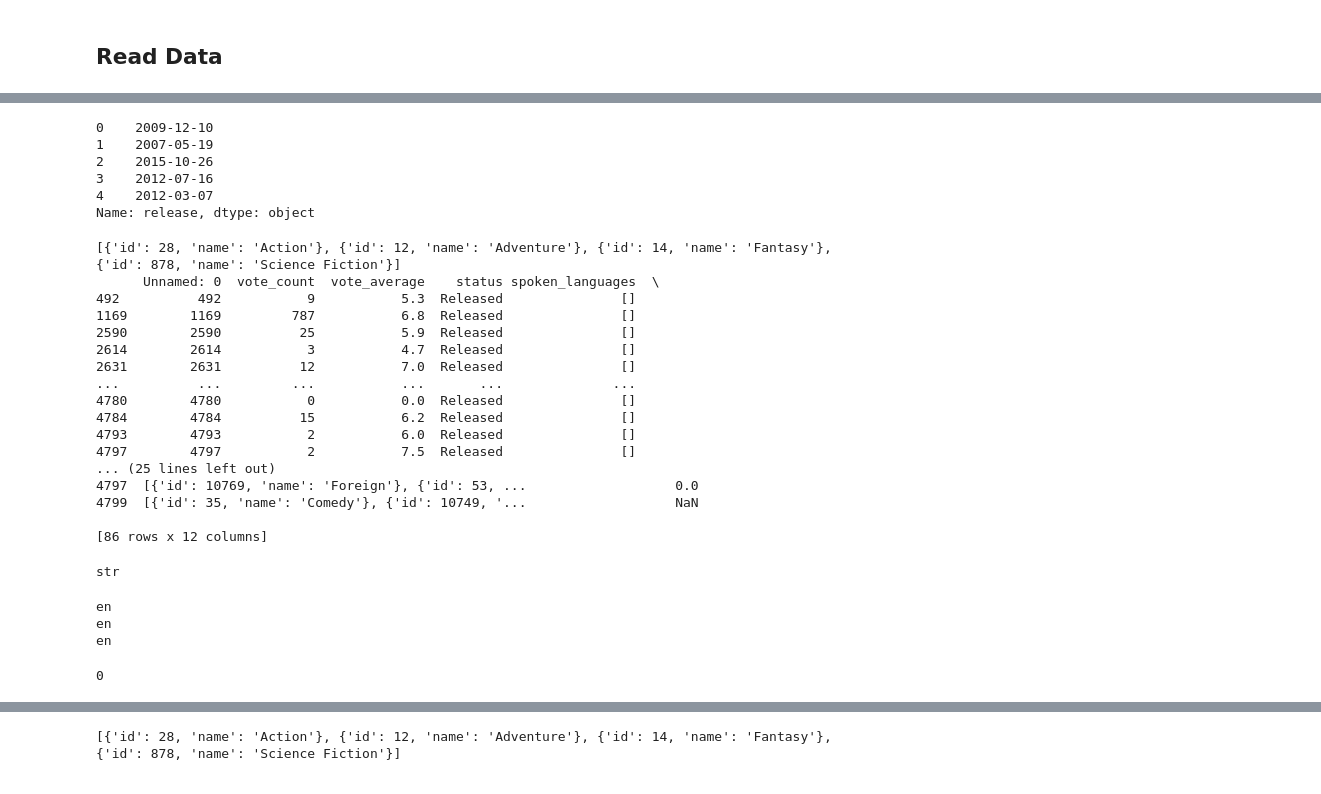
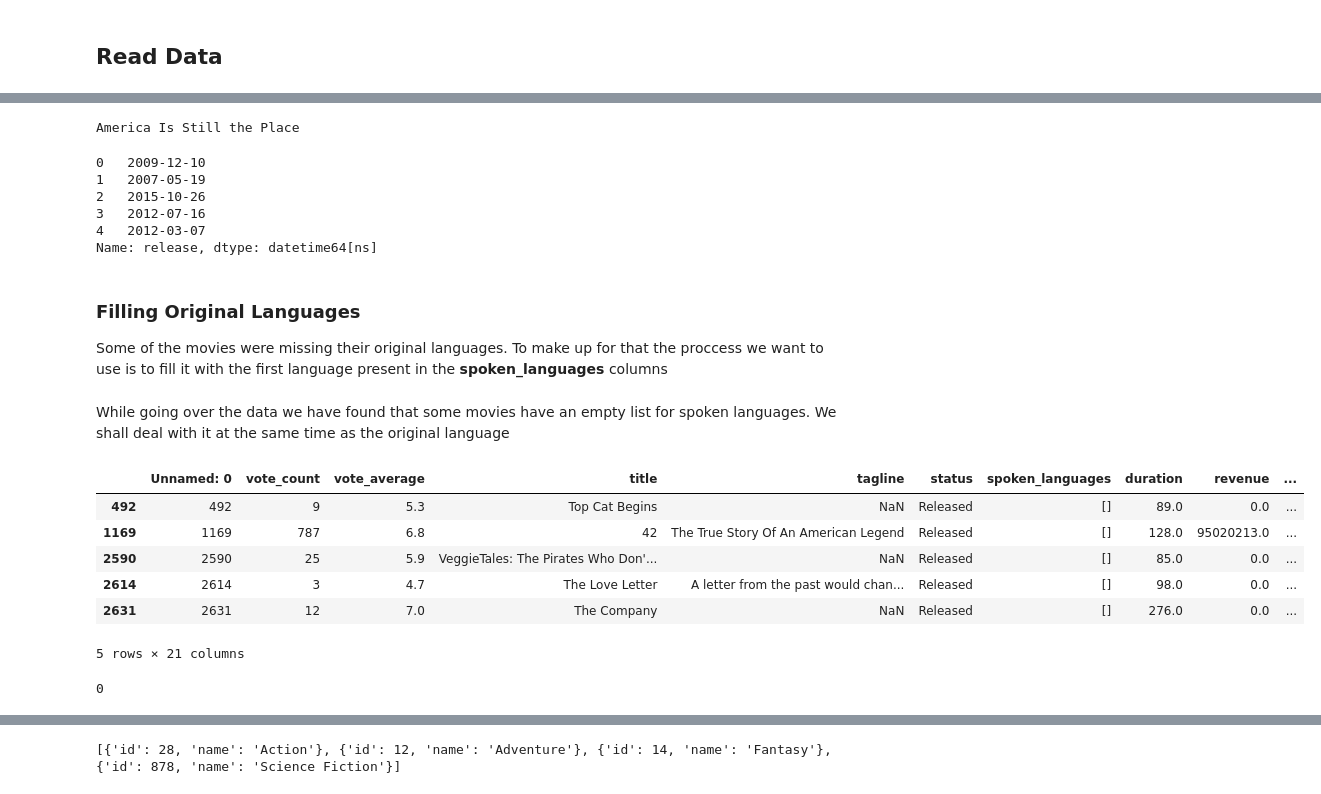
Before and after one commit to ELophem/Project_ML_2024, a Jupyter notebook: ProjectML.ipynb, the cells around one changed output, grey strips where cells are left out. Drawn from its saved outputs; the diff is of its cells as text; code cells hidden in the pictures.

```diff
--- a/ProjectML.ipynb
+++ b/ProjectML.ipynb
@@ -79,67 +69,56 @@ Ratio of min to median: 145.32750766719062
 # %%
 # There is one missing release date. We looked it up and it is 2022-06-10
+movie_title = data_read[data_read['release'].isna()]['title'].values[0]
+print(movie_title)
+
 data_read['release'] = data_read['release'].fillna('2022-06-10')
 
-# data_read['release'] = pd.to_datetime(data_read['release'])
+data_read['release'] = pd.to_datetime(data_read['release'])
+
 data_read['release'].head()
 # %% [output]
-0    2009-12-10
-1    2007-05-19
-2    2015-10-26
-3    2012-07-16
-4    2012-03-07
-Name: release, dtype: object
+America Is Still the Place
+0   2009-12-10
+1   2007-05-19
+2   2015-10-26
+3   2012-07-16
+4   2012-03-07
+Name: release, dtype: datetime64[ns]
+# %% [markdown]
+### Filling Original Languages
+Some of the movies were missing their original languages. To make up for that the proccess we want to use is to fill it with the first language present in the **spoken_languages** columns
 # %%
-data_read.drop(['title', 'id', 'tagline', 'overview', 'homepage', 'keywords', 'countries_of_production', 'original_title', 'production'], axis=1, inplace=True)
-data_read.head()
+
+# Loading data into json format
 data_read['spoken_languages'] = data_read['spoken_languages'].apply(json.loads)
-data_read['genres'] = data_read['genres'].apply(json.loads)
-print(data_read['genres'][0])
-data_read['spoken_languages'][0]
-empty_spoken_languages = data_read[data_read['spoken_languages'].apply(lambda x: len(x) == 0)]
-print(empty_spoken_languages)
-# %% [output]
-[{'id': 28, 'name': 'Action'}, {'id': 12, 'name': 'Adventure'}, {'id': 14, 'name': 'Fantasy'}, {'id': 878, 'name': 'Science Fiction'}]
-      Unnamed: 0  vote_count  vote_average    status spoken_languages  \
-492          492           9           5.3  Released               []
-1169        1169         787           6.8  Released               []
-2590        2590          25           5.9  Released               []
-2614        2614           3           4.7  Released               []
-2631        2631          12           7.0  Released               []
-...          ...         ...           ...       ...              ...
-4780        4780           0           0.0  Released               []
-4784        4784          15           6.2  Released               []
-4793        4793           2           6.0  Released               []
-4797        4797           2           7.5  Released               []
-... (25 lines left out)
-4797  [{'id': 10769, 'name': 'Foreign'}, {'id': 53, ...                   0.0
-4799  [{'id': 35, 'name': 'Comedy'}, {'id': 10749, '...                   NaN
-
-[86 rows x 12 columns]
+# %% [markdown]
+While going over the data we have found that some movies have an empty list for spoken languages. We shall deal with it at the same time as the original language
 # %%
-data_read['original_language']
-type(data_read['original_language'][0])
+empty_spoken_languages = data_read[data_read['spoken_languages'].apply(lambda x: len(x) == 0)]
+empty_spoken_languages.head()
 # %% [output]
+|  | Unnamed: 0 | vote_count | vote_average | title | tagline | status | spoken_languages | duration | revenue | ... |
+| 492 | 492 | 9 | 5.3 | Top Cat Begins | NaN | Released | [] | 89.0 | 0.0 | ... |
+| 1169 | 1169 | 787 | 6.8 | 42 | The True Story Of An American Legend | Released | [] | 128.0 | 95020213.0 | ... |
+| 2590 | 2590 | 25 | 5.9 | VeggieTales: The Pirates Who Don'... | NaN | Released | [] | 85.0 | 0.0 | ... |
+| 2614 | 2614 | 3 | 4.7 | The Love Letter | A letter from the past would chan... | Released | [] | 98.0 | 0.0 | ... |
+| 2631 | 2631 | 12 | 7.0 | The Company | NaN | Released | [] | 276.0 | 0.0 | ... |
-str
+5 rows × 21 columns
 # %%
 # Filling the missing values in the original_language column with the first spoken language if there is one
 def get_spoken_language_of_NaN(x):
     if pd.isna(x['original_language']):
         if x['spoken_languages'].__len__() == 0:
+            # If there is no spoken language, we will assume it is English
             x['original_language'] = "en"
-            print(x['original_language'])
             x['spoken_languages'] = [{'iso_639_1': 'en'}]
         else:
             x['original_language'] = x['spoken_languages'][0]['iso_639_1']
-    #     x['original_language'] = x['spoken_languages'][0]['iso_639_1']
     return x
 data_read = data_read.apply(get_spoken_language_of_NaN, axis=1)
 data_read['original_language'].isna().sum()
 # %% [output]
-en
-en
-en
+0
-0
 # %%
 # Replaced spoken_languages with the number of languages spoken
 data_read['spoken_languages'] = data_read['spoken_languages'].apply(lambda x: len(x))
```
Also changed, not shown: parts of 18 cells of this notebook.
